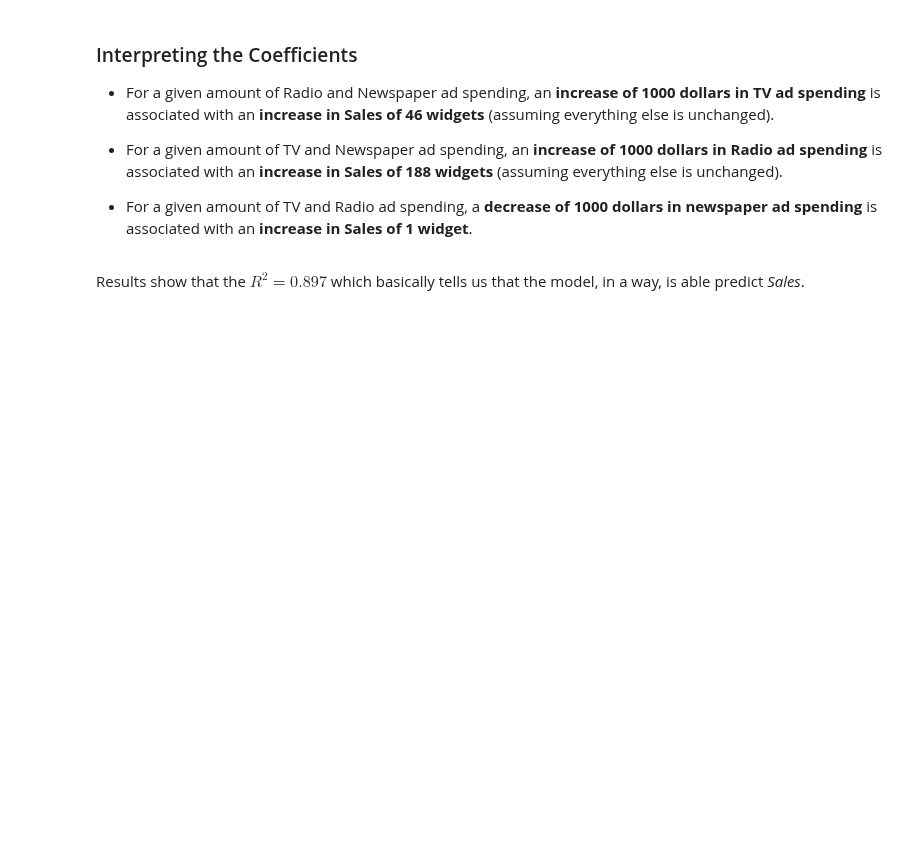
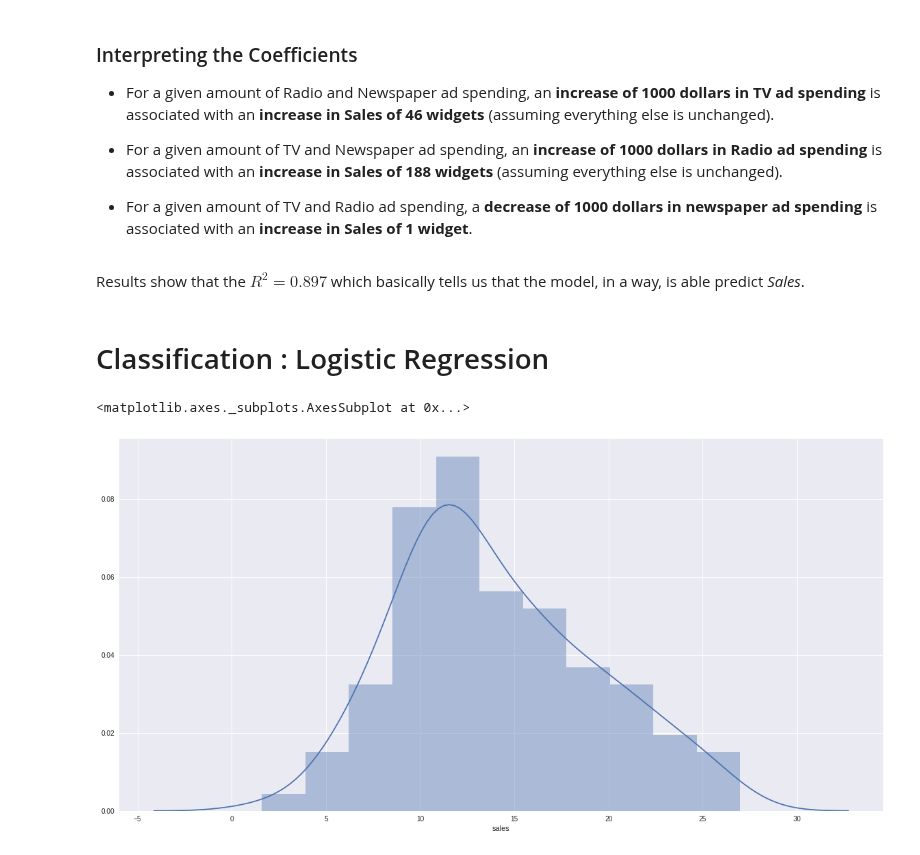
Before and after one commit to xmpuspus/Lectures, a Jupyter notebook: LinearRegression.ipynb, the cells around one changed output. Drawn from its saved outputs; the diff is of its cells as text; code cells hidden in the pictures; blank space fills up the shorter version.

```diff
--- a/LinearRegression.ipynb
+++ b/LinearRegression.ipynb
@@ -197,3 +211,10 @@ Sales = 0.045765 * TV + 0.188530 * Radio - 0.001037 * newspaper + 2.9388
 - For a given amount of TV and Radio ad spending, a **decrease of 1000 dollars in newspaper ad spending** is associated with an **increase in Sales of 1 widget**.
 # %% [markdown]
 Results show that the $R^2 = 0.897$ which basically tells us that the model, in a way, is able predict *Sales*.
+# %% [markdown]
+# Classification : Logistic Regression
+# %%
+sns.distplot(y)
+# %% [output]
+<matplotlib.axes._subplots.AxesSubplot at 0x...>
+[figure, added]
```
Also changed, not shown: parts of 14 cells of this notebook.
